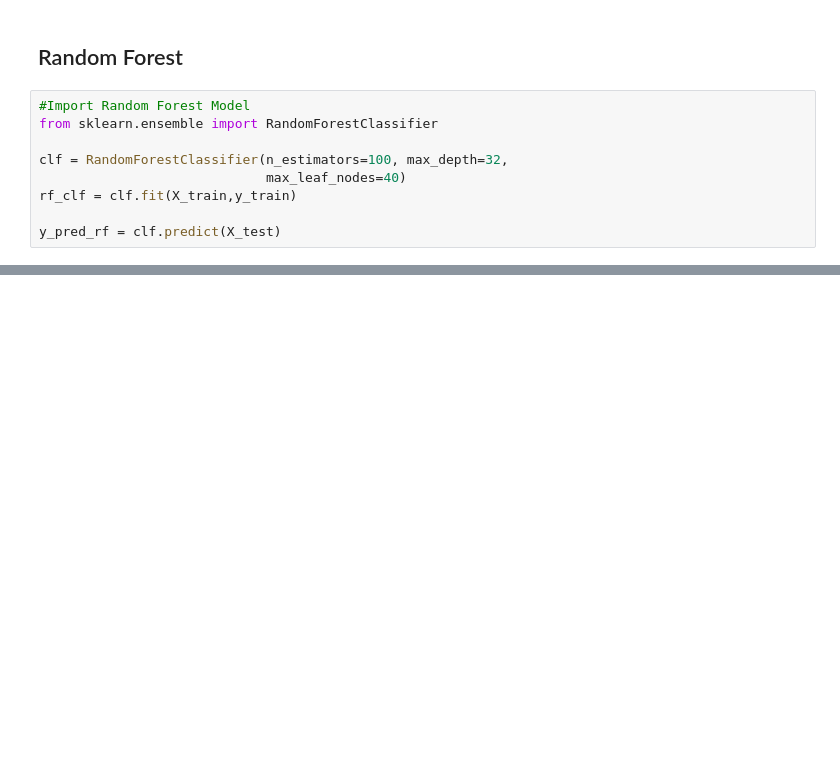
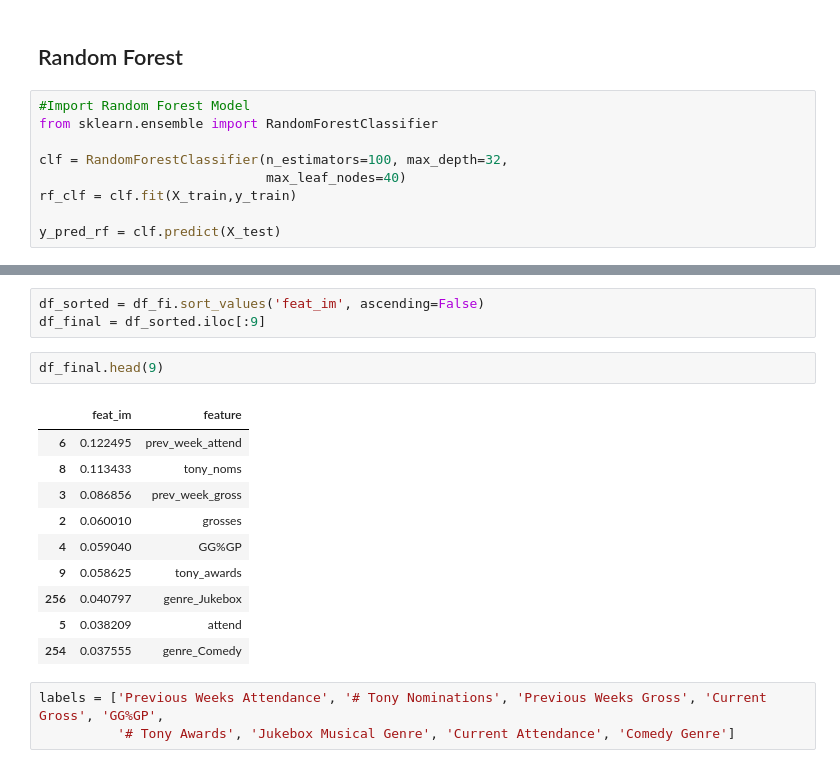
Before and after one commit to ozbunae/capstone, a Jupyter notebook: Baseline Modeling for Broadway Grosses.ipynb, the cells around one changed output, grey strips where cells are left out. Cells and saved outputs as stored; diff of their text form; blank space fills up the shorter version.

```diff
--- a/Weekly Grosses.ipynb
+++ b/Baseline Modeling for Broadway Grosses.ipynb
@@ -506,0 +586,19 @@ plt.show()
+# %%
+df_sorted = df_fi.sort_values('feat_im', ascending=False)
+df_final = df_sorted.iloc[:9]
+# %%
+df_final.head(9)
+# %% [output]
+|  | feat_im | feature |
+| 6 | 0.122495 | prev_week_attend |
+| 8 | 0.113433 | tony_noms |
+| 3 | 0.086856 | prev_week_gross |
+| 2 | 0.060010 | grosses |
+| 4 | 0.059040 | GG%GP |
+| 9 | 0.058625 | tony_awards |
+| 256 | 0.040797 | genre_Jukebox |
+| 5 | 0.038209 | attend |
+| 254 | 0.037555 | genre_Comedy |
+# %%
+labels = ['Previous Weeks Attendance', '# Tony Nominations', 'Previous Weeks Gross', 'Current Gross', 'GG%GP',
+          '# Tony Awards', 'Jukebox Musical Genre', 'Current Attendance', 'Comedy Genre']
```
Also changed, not shown: parts of 24 cells of this notebook, 3 other files.
